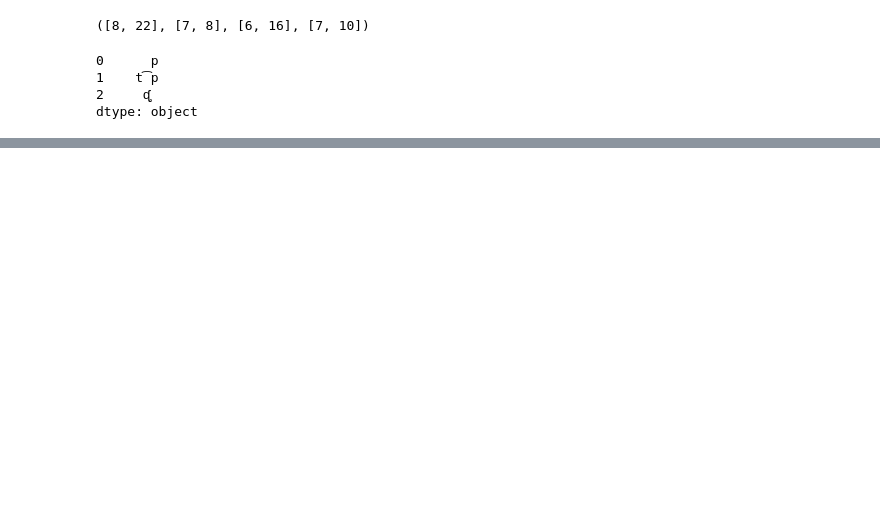
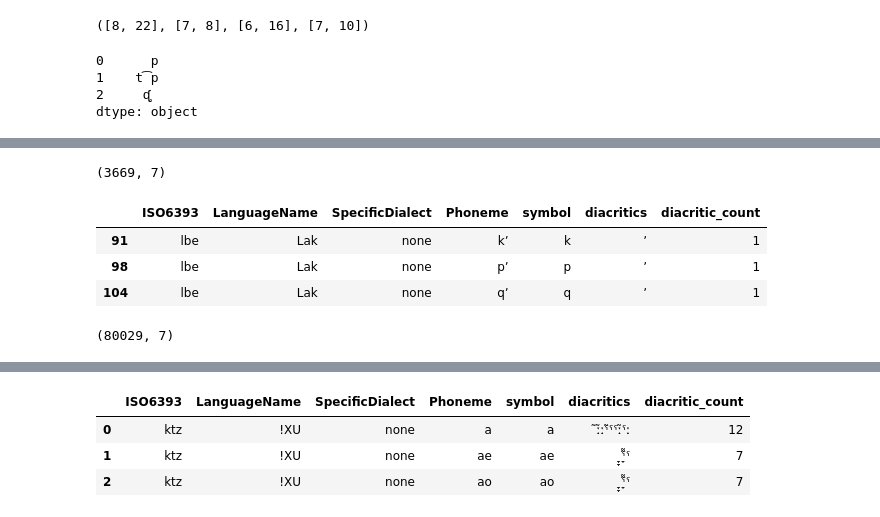
Before and after one commit to Pappa/conlanger, a Jupyter notebook: notebooks/prepare_phoible_data_copy copy.ipynb, the cells around one changed output, grey strips where cells are left out. Drawn from its saved outputs; the diff is of its cells as text; code cells hidden in the pictures; blank space fills up the shorter version.

```diff
--- a/notebooks/prepare_phoible_data_copy copy.ipynb
+++ b/notebooks/prepare_phoible_data_copy copy.ipynb
@@ -50,14 +50,18 @@ dialect_phonemes_df = (
     .fillna({"SpecificDialect": "none"})
 )
 
+
 def split_symbol(phoneme):
-    return "".join([x for x in list(phoneme) if x != "" and x not in valid_diacritics.values])
+    return "".join(
+        [x for x in list(phoneme) if x != "" and x not in valid_diacritics.values]
+    )
 
 
 def split_diacritics(phoneme):
     return "".join(
         [x for x in list(phoneme) if x != "" and x in valid_diacritics.values]
     )
+
 
 def split_phoneme_series(df):
     df["symbol"] = df.Phoneme.apply(split_symbol)
@@ -234,0 +265,59 @@ cons_pl_tbl_stacked_df
+# %%
+# combine duplicate phonemes that don't have explicit diacritic handling
+# in one of the tables
+
+handled_phonemes_df = dialect_phonemes_df[
+    dialect_phonemes_df.Phoneme.isin(table_phonemes_with_diacritics.values)
+]
+
+print(handled_phonemes_df.shape)
+display(handled_phonemes_df.head(3))
+
+unhandled_phonemes_df = (
+    dialect_phonemes_df[
+        ~dialect_phonemes_df.Phoneme.isin(table_phonemes_with_diacritics.values)
+    ][
+        [
+            "ISO6393",
+            "LanguageName",
+            "SpecificDialect",
+            "symbol",
+            "diacritics",
+            "diacritic_count",
+        ]
+    ]
+    .groupby(["ISO6393", "LanguageName", "SpecificDialect", "symbol"])
+    .agg({"diacritics": "".join, "diacritic_count": "sum"})
+    .reset_index()
+)
+unhandled_phonemes_df["Phoneme"] = unhandled_phonemes_df.symbol
+unhandled_phonemes_df = unhandled_phonemes_df[
+    [
+        "ISO6393",
+        "LanguageName",
+        "SpecificDialect",
+        "Phoneme",
+        "symbol",
+        "diacritics",
+        "diacritic_count",
+    ]
+]
+
+
+print(unhandled_phonemes_df.shape)
+display(unhandled_phonemes_df.head(3))
+
+phonemes_to_process_df = (
+    pd.concat([handled_phonemes_df, unhandled_phonemes_df])
+    .sort_values(["LanguageName", "SpecificDialect", "Phoneme"])
+    .reset_index(drop=True)
+)
+
+display(phonemes_to_process_df.head(3))
+# %% [output]
+(3669, 7)
+|  | ISO6393 | LanguageName | SpecificDialect | Phoneme | symbol | diacritics | diacritic_count |
+| 91 | lbe | Lak | none | kʼ | k | ʼ | 1 |
+| 98 | lbe | Lak | none | pʼ | p | ʼ | 1 |
+| 104 | lbe | Lak | none | qʼ | q | ʼ | 1 |
+(80029, 7)
@@ -234,0 +328,4 @@ cons_pl_tbl_stacked_df
+|  | ISO6393 | LanguageName | SpecificDialect | Phoneme | symbol | diacritics | diacritic_count |
+| 0 | ktz | !XU | none | a | a | ̃ː̃ːˤ̃ˤˤː̃ˤː | 12 |
+| 1 | ktz | !XU | none | ae | ae | ̞̞ˤ̞̃̃ˤ | 7 |
+| 2 | ktz | !XU | none | ao | ao | ̞̞ˤ̞̃̃ˤ | 7 |
```
Also changed, not shown: parts of 3 cells of this notebook.
